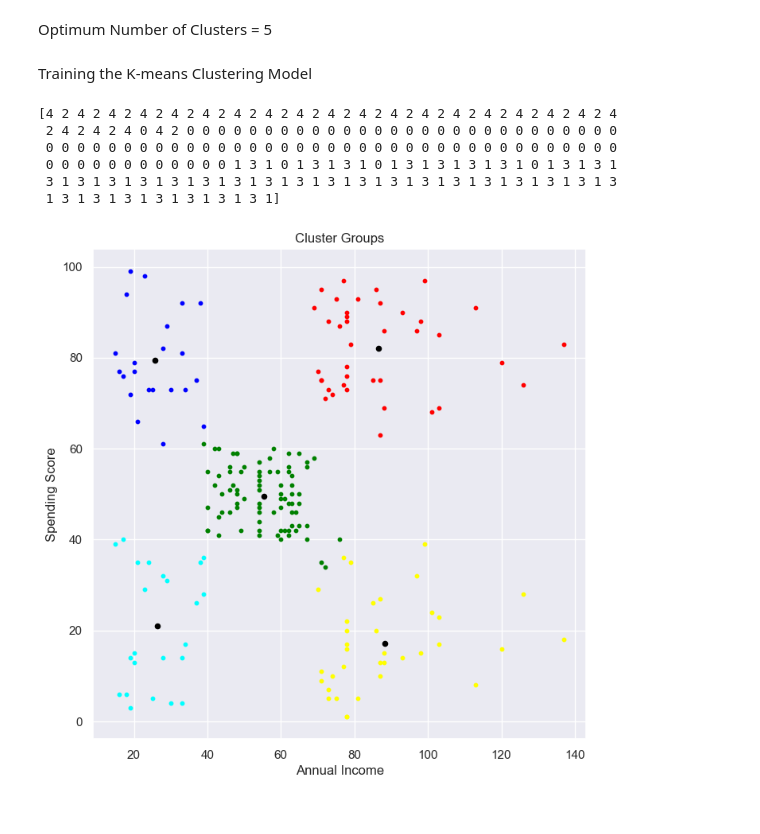
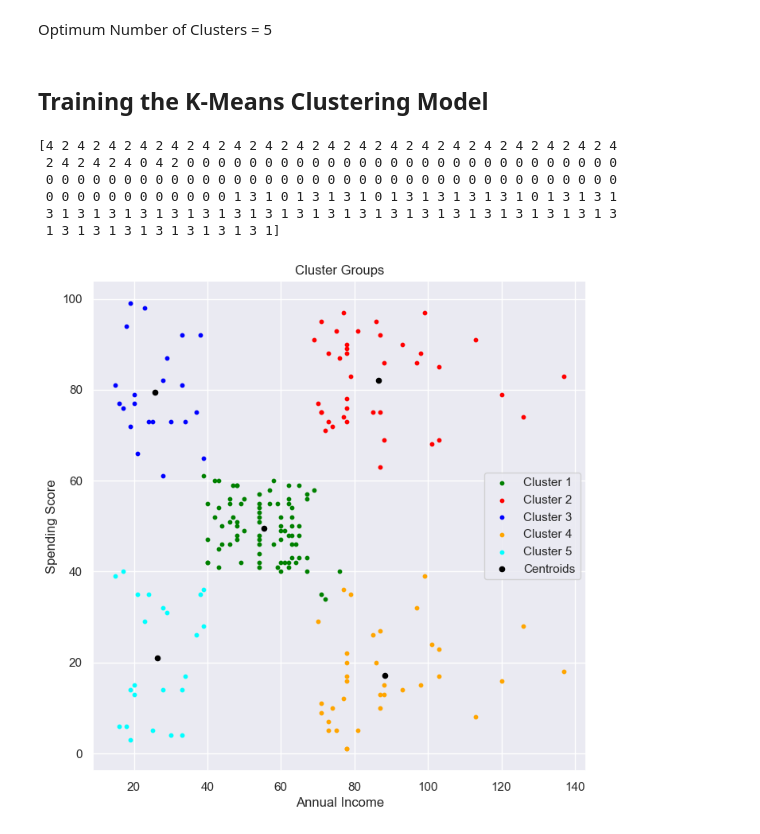
Before and after one commit to R4Z0Rx20/Projects, a Jupyter notebook: CustomerSegmenting.ipynb, the cells around one changed output. Saved outputs shown, nothing was run; the diff lists cells and outputs as text; code cells hidden in the pictures.

```diff
--- a/CustomerSegmenting.ipynb
+++ b/CustomerSegmenting.ipynb
@@ -108,7 +102,7 @@ plt.show()
 # %% [markdown]
 Optimum Number of Clusters  = 5
 # %% [markdown]
-Training the K-means Clustering Model
+## Training the K-Means Clustering Model
 # %%
 kmeans = KMeans(n_clusters = 5, init = 'k-means++', random_state = 42)
 
@@ -125,16 +119,17 @@ print(Y)
 # %%
 plt.figure(figsize= (8,8))
 plt.scatter(X[Y==0,0], X[Y==0,1], s= 10, c='green', label = 'Cluster 1')
 plt.scatter(X[Y==1,0], X[Y==1,1], s= 10, c='red', label = 'Cluster 2')
 plt.scatter(X[Y==2,0], X[Y==2,1], s= 10, c='blue', label = 'Cluster 3')
-plt.scatter(X[Y==3,0], X[Y==3,1], s= 10, c='yellow', label = 'Cluster 4')
+plt.scatter(X[Y==3,0], X[Y==3,1], s= 10, c='orange', label = 'Cluster 4')
 plt.scatter(X[Y==4,0], X[Y==4,1], s= 10, c='cyan', label = 'Cluster 5')
 
 plt.scatter(kmeans.cluster_centers_[:,0], kmeans.cluster_centers_[:,1], s = 20, c='black', label = 'Centroids')
 
 plt.title('Cluster Groups')
 plt.xlabel('Annual Income')
 plt.ylabel('Spending Score')
+plt.legend()
 plt.show()
 # %% [output]
-[figure, old version]
+[figure, new version]
```
Also changed, not shown: parts of 9 cells of this notebook, 1 other file.
